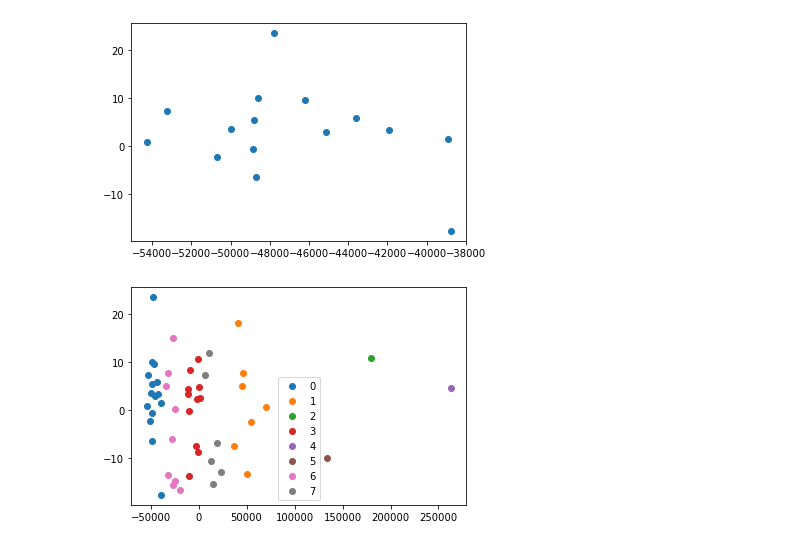
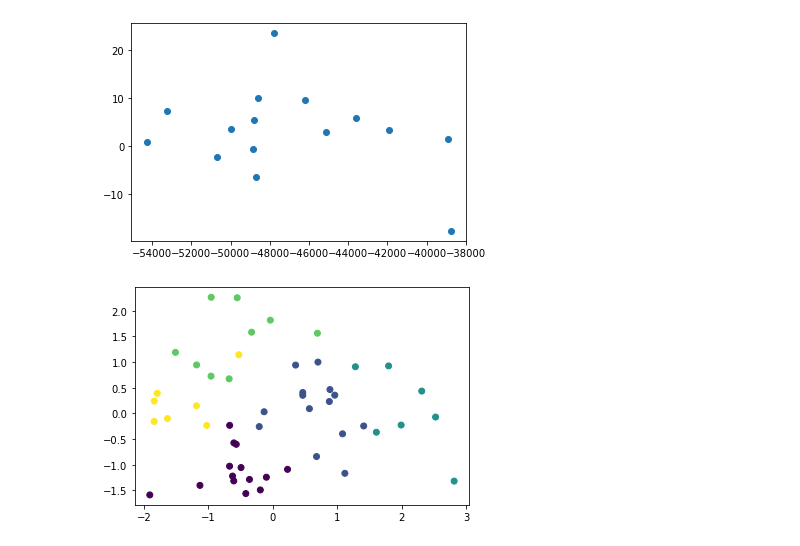
Before and after one commit to Technocolabs100/Technocolabs-Internship-Mini-Project-Reducing-Traffic-Mortality, a Jupyter notebook: mini_project.ipynb, the cells around one changed output. Drawn from its saved outputs; the diff is of its cells as text; code cells hidden in the pictures.

```diff
--- a/mini_project.ipynb
+++ b/mini_project.ipynb
@@ -185,8 +165,7 @@ print(regr.coef_)
 # %%
 from sklearn.preprocessing import StandardScaler
 scaler = StandardScaler()
-scaler.fit(X)
-X_scaled = scaler.transform(X)
+X_scaled = scaler.fit_transform(X)
 print(X_scaled.mean(axis=0))
 print(X_scaled.std(axis=0))
 # %% [output]
@@ -209,8 +185,8 @@ array([[<AxesSubplot:title={'center':'0'}>,
 # %%
 import matplotlib.pyplot as plt
 from sklearn.decomposition import PCA
-pca = PCA(n_components=len(X.columns))
-Xt = pca.fit(X)
+pca = PCA()
+pca.fit(X_scaled)
 #plot = plt.scatter(Xt[:,0], Xt[:,3], c=y)
 #plt.legend(handles=plot.legend_elements()[0], labels=list(winedata['target_names']))
 #plt.show()
@@ -217,4 +195,7 @@ Xt = pca.fit(X)
 # %%
-pca.n_components_
-plt.plot(Xt.explained_variance_)
+pca = PCA(n_components=2)
+p_comps = pca.fit_transform(X_scaled)
+p_comp1 = p_comps[:,0]
+p_comp2 = p_comps[:,1]
+plt.scatter(p_comp1,p_comp2)
 # %% [output]
@@ -230,14 +211,15 @@ plt.show()
 # %% [output]
 [figure]
 # %%
-#Import required module
+
 from sklearn.cluster import KMeans
 
-#Initialize the class object
-kmeans = KMeans(n_clusters= 8)
+ks = range(1, 15)
+inertias = []
+for k in ks:
+    km = KMeans(n_clusters=k, random_state=10)
+    km.fit_transform(X_scaled)
+    inertias.append(km.inertia_)
 
-#predict the labels of clusters.
-label = kmeans.fit_predict(Xt)
-
-print(label)
+plt.plot(list(ks), inertias, marker='p')
 # %% [output]
@@ -255,13 +237,9 @@ plt.show()
 # %% [output]
 [figure]
 # %%
-u_labels = np.unique(label)
-
-#plotting the results:
-
-for i in u_labels:
-    plt.scatter(Xt[label == i , 0] , Xt[label == i , 1] , label = i)
-plt.legend()
-plt.show()
+km = KMeans(n_clusters=5, random_state=10)
+km.fit(X_scaled)
+plt.scatter(p_comps[:, 0], p_comps[:, 1], c=km.labels_)
+road_accidents_data['cluster'] =km.labels_
 # %% [output]
-[figure, old version]
+[figure, new version]
```
Also changed, not shown: parts of 14 cells of this notebook.
